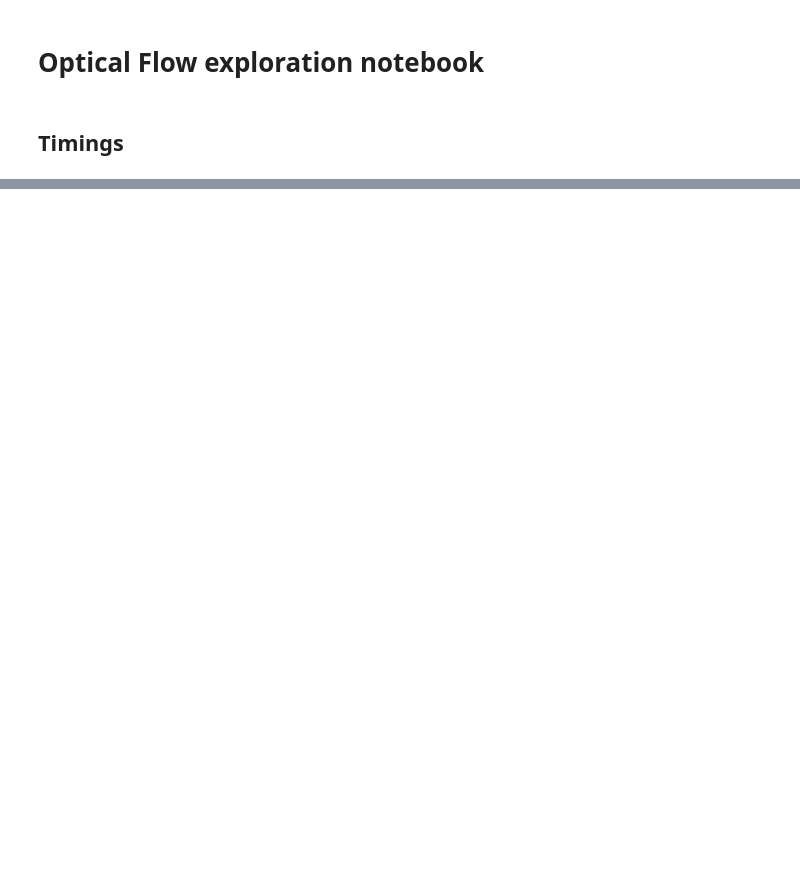
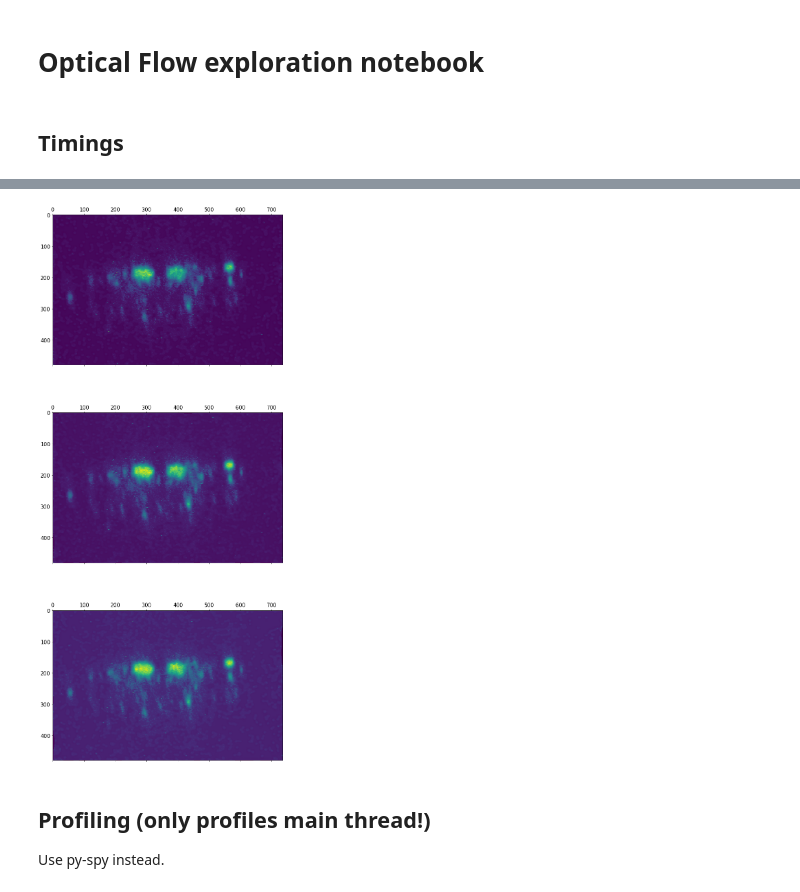
Before and after one commit to Sager611/stabilize2p, a Jupyter notebook: notebooks/ofco.ipynb, the cells around one changed output, grey strips where cells are left out. Saved outputs shown, nothing was run; the diff lists cells and outputs as text; code cells hidden in the pictures; blank space fills up the shorter version.

```diff
--- a/notebooks/ofco.ipynb
+++ b/notebooks/ofco.ipynb
@@ -117,0 +308,19 @@ Elapsed 70s | 14s per frame
+# %%
+test = np.load('ofco-fft-pycuda-skcuda.npy')
+f_init = test[0]
+f_final = test[-1]
+F_init = np.fft.fft2(f_init)
+F_final = np.fft.fft2(f_final)
+
+# interpolate 20 frames
+N = 20
+interpol_frames = []
+for alpha in np.linspace(0.0, 1.0, N)[1:-1]:
+    F = alpha * F_final + (1 - alpha) * F_init
+    f = np.real(np.fft.ifft2(F))
+    interpol_frames += [f]
+
+video = np.stack([f_init] + interpol_frames + [f_final])
+print(f'{video.shape=}')
+make_video('out', frame_gen(video), fps=3)
+Video('out.mov')
@@ -117,0 +333,44 @@ Elapsed 70s | 14s per frame
+# %%
+test = np.load('ofco-fft-pycuda-skcuda.npy')
+if False:
+    res = np.fft.fft2(test[0])
+    res_abs = np.abs(res)
+    print(f'{res_abs.shape=}')
+    min_mod = np.quantile(res_abs, 0.5)
+    # qi = (np.abs(res_abs - q)).argmin()
+    # qi, qj = qi // res_abs.shape[1], qi % res_abs.shape[1]
+    # print(f'{q=} | {qi=}, {qj=}')
+    # max_mod = res_abs[qi, qj]
+    print(f'{min_mod=}')
+    idx = res_abs < min_mod
+    res[idx] *= min_mod / res[idx]
+    print(f'{np.abs(res).max()}')
+
+    plt.hist(np.abs(res.ravel()), bins=200)
+    plt.show()
+
+    res = np.real(np.fft.ifft2(res))
+    _,  ax = plt.subplots(1, 1, figsize=(12, 10))
+    ax.matshow(res)
+    plt.show()
+
+i = 0
+f1 = np.fft.fft2(test[i])
+f3 = np.fft.fft2(test[i+2])
+
+# interpolation in frequency domain
+alpha = 0.5
+f2 = alpha * f1 + (1 - alpha) * f3
+res = np.real(np.fft.ifft2(f2))
+
+_,  axes = plt.subplots(3, 1, figsize=(12, 3*6))
+axes[0].matshow(test[i])
+axes[1].matshow(res)
+axes[2].matshow(test[i+2])
+plt.show()
+# %% [output]
+[figure, added]
+# %% [markdown]
+## Profiling (only profiles main thread!)
+
+Use py-spy instead.
```
Also changed, not shown: parts of 20 cells of this notebook, 18 other files.
